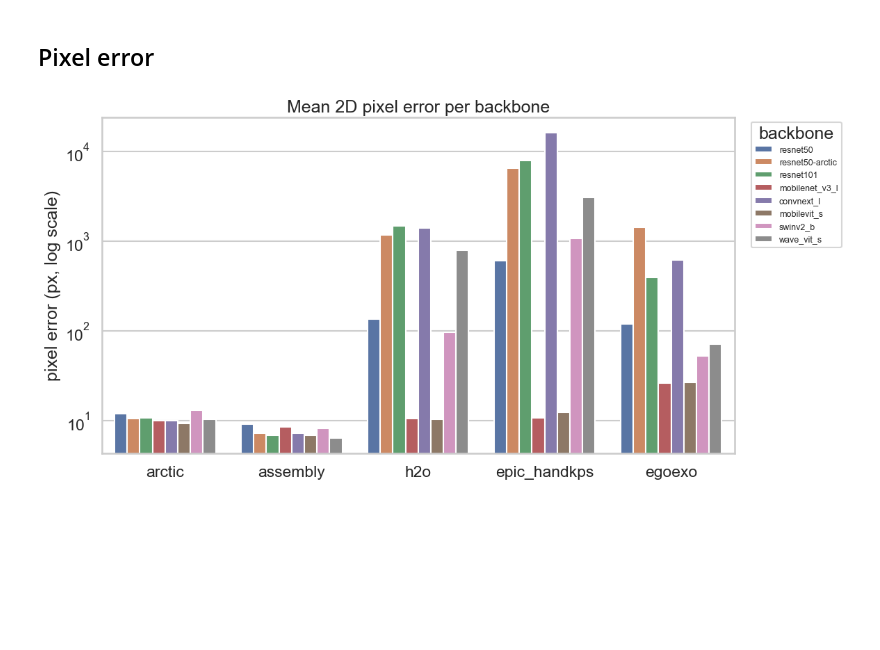
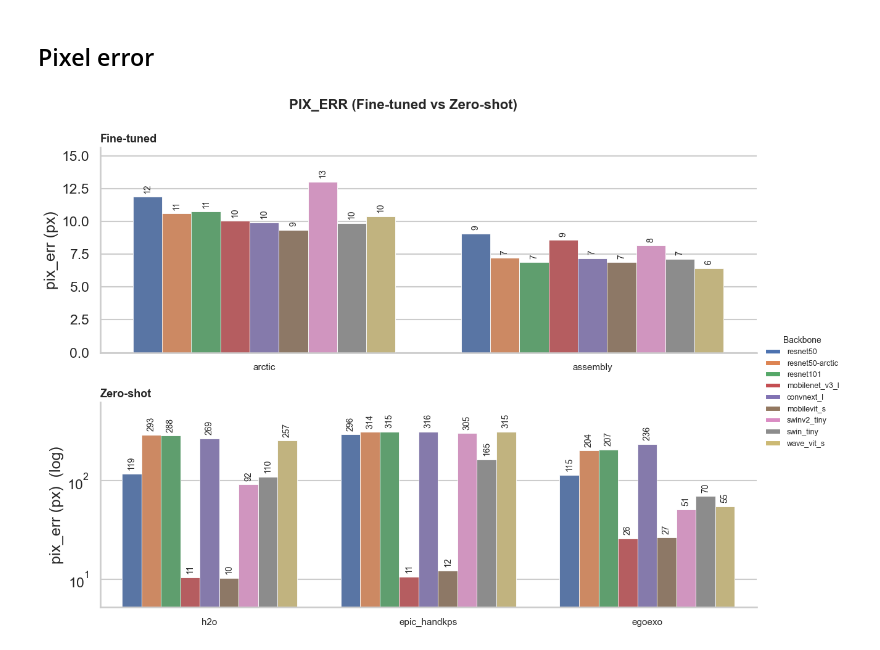
Before and after one commit to BJKin/Egocentric-3D-Hand-Pose-Estimation, a Jupyter notebook: notebooks/ablation.ipynb, the cells around one changed output. Saved outputs shown, nothing was run; the diff lists cells and outputs as text; code cells hidden in the pictures; blank space fills up the shorter version.

```diff
--- a/notebooks/ablation.ipynb
+++ b/notebooks/ablation.ipynb
@@ -59,18 +63,17 @@ import pandas as pd
 import seaborn as sns
 import matplotlib.pyplot as plt
 
-%matplotlib inline
 sns.set_theme(style="whitegrid", context="talk")
 
 candidates = [Path.cwd() / "results" / "ablation.csv", Path.cwd().parent / "results" / "ablation.csv"]
 csv_path = next((p for p in candidates if p.exists()), candidates[0])
 df = pd.read_csv(csv_path)
 
-IN_DIST = {"arctic", "assembly"}
-df["regime"] = df["dataset"].map(lambda d: "in-distribution" if d in IN_DIST else "zero-shot")
+FINETUNED = {"arctic", "assembly"}
+df["regime"] = df["dataset"].map(lambda d: "Fine-tuned" if d in FINETUNED else "Zero-shot")
 df["units"] = df["metric"].map({"mpjpe": "mm", "mrrpe": "mm", "pix_err": "px"})
 
-BACKBONE_ORDER = ["resnet50", "resnet50-arctic", "resnet101", "mobilenet_v3_l", "convnext_l", "mobilevit_s", "swinv2_b", "wave_vit_s"]
+BACKBONE_ORDER = ["resnet50", "resnet50-arctic", "resnet101", "mobilenet_v3_l", "convnext_l", "mobilevit_s", "swinv2_tiny", "swin_tiny", "wave_vit_s"]
 DATASET_ORDER = ["arctic", "assembly", "h2o", "epic_handkps", "egoexo"]
 METRIC_ORDER = ["mpjpe", "mrrpe", "pix_err"]
 
@@ -83,5 +86,9 @@ df["dataset"] = _ordered(df["dataset"], DATASET_ORDER)
 df["metric"] = _ordered(df["metric"], METRIC_ORDER)
 df = df.sort_values(["metric", "dataset", "backbone"]).reset_index(drop=True)
 
+_bb = set(map(str, df["backbone"]))
+_present = [b for b in BACKBONE_ORDER if b in _bb] + sorted(_bb - set(BACKBONE_ORDER))
+PALETTE = dict(zip(_present, sns.color_palette("deep", n_colors=len(_present))))
+
 print(f"loaded {len(df)} rows from {csv_path}")
 # %% [output]
@@ -144,17 +168,6 @@ plt.show()
 # %% [markdown]
 ## Pixel error
 # %%
-pix = df[df["metric"] == "pix_err"].copy()
-pix["dataset"] = pix["dataset"].cat.remove_unused_categories()
-
-fig, ax = plt.subplots(figsize=(12, 6))
-sns.barplot(data=pix, x="dataset", y="value", hue="backbone", ax=ax)
-ax.set_xlabel("")
-ax.set_ylabel("pixel error (px, log scale)")
-ax.set_yscale("log")
-ax.set_title("Mean 2D pixel error per backbone")
-ax.legend(title="backbone", bbox_to_anchor=(1.02, 1), loc="upper left", fontsize=9)
-plt.tight_layout()
-plt.show()
+plot_in_vs_zeroshot("pix_err", log_zero=True)
 # %% [output]
-[figure, old version]
+[figure, new version]
```
Also changed, not shown: parts of 6 cells of this notebook, 8 other files.
